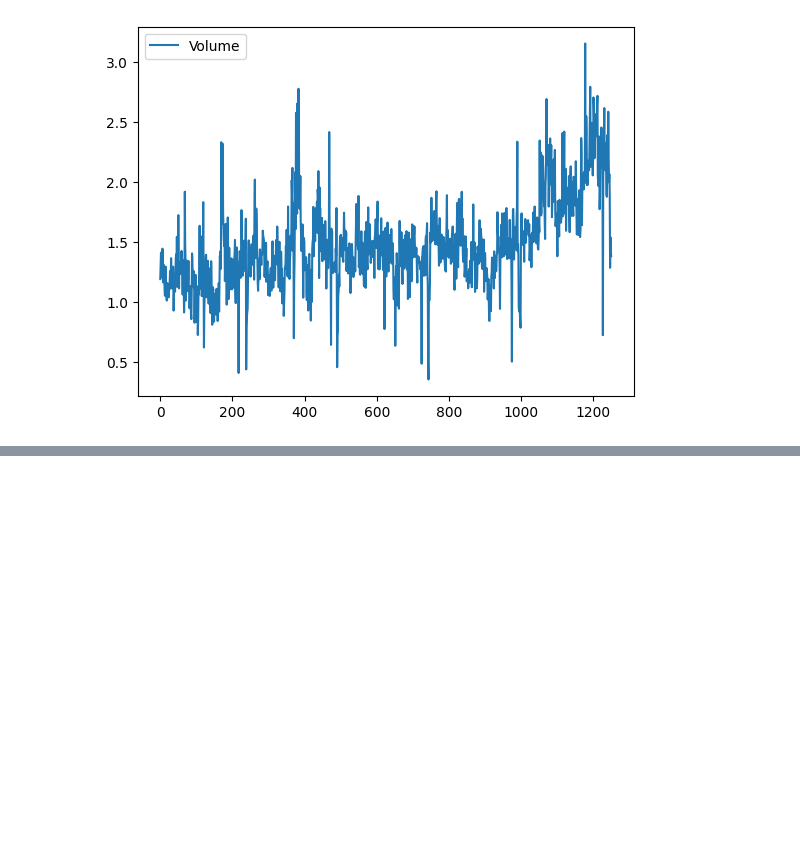
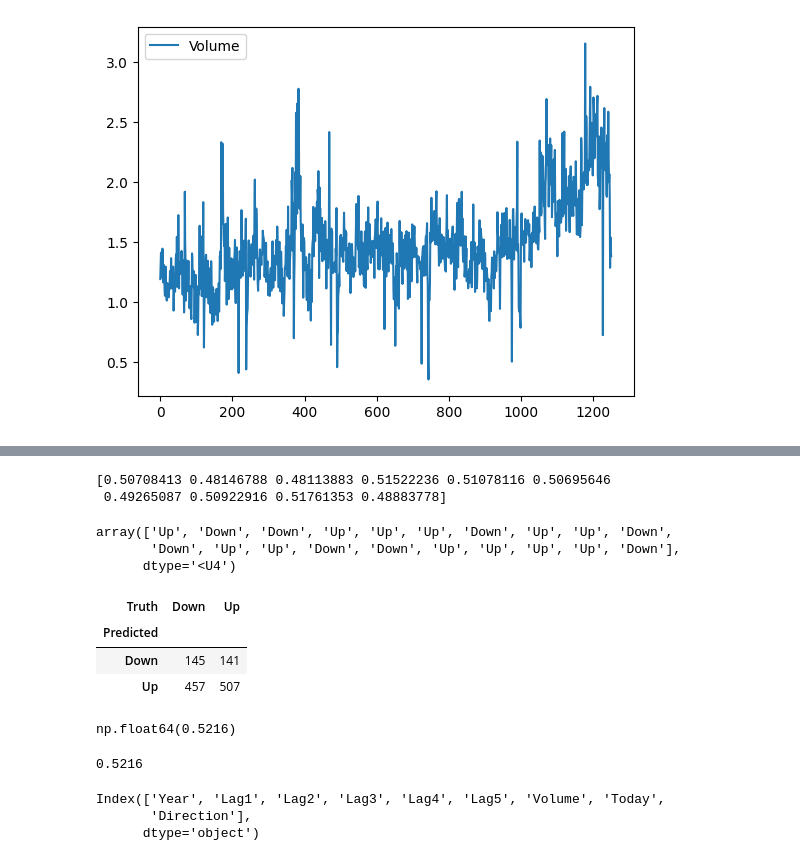
Before and after one commit to aayush911-hub/ISLP_Chapters, a Jupyter notebook: Classification/Lab/Logistic Regression.ipynb, the cells around one changed output, grey strips where cells are left out. Saved outputs shown, nothing was run; the diff lists cells and outputs as text; code cells hidden in the pictures; blank space fills up the shorter version.

```diff
--- a/Classification/Lab/Logistic Regression.ipynb
+++ b/Classification/Lab/Logistic Regression.ipynb
@@ -45,3 +47,11 @@ Smarket.plot(y='Volume')
 # %% [output]
 <Axes: >
 [figure]
+# %%
+allvars= Smarket.columns.drop(['Year', 'Today', 'Direction'])
+design= MS(allvars)
+X= design.fit_transform(Smarket)
+y= Smarket.Direction == 'Up'
+glm= sm.GLM(y, X, family= sm.families.Binomial())
+results= glm.fit()
+print(results.summary())
@@ -47,0 +76,36 @@ Smarket.plot(y='Volume')
+# %%
+probs= results.predict()
+print(probs[:10])
+# %% [output]
+[0.50708413 0.48146788 0.48113883 0.51522236 0.51078116 0.50695646
+ 0.49265087 0.50922916 0.51761353 0.48883778]
+# %%
+labels= np.array(["Down"]*1250)
+labels[probs>0.5] = 'Up'
+# %%
+labels[:20]
+# %% [output]
+array(['Up', 'Down', 'Down', 'Up', 'Up', 'Up', 'Down', 'Up', 'Up', 'Down',
+       'Down', 'Up', 'Up', 'Down', 'Down', 'Up', 'Up', 'Up', 'Up', 'Down'],
+      dtype='<U4')
+# %%
+confusion_table(labels, Smarket.Direction)
+# %% [output]
+| Truth | Down | Up |
+| Predicted |  |  |
+| Down | 145 | 141 |
+| Up | 457 | 507 |
+# %%
+np.mean(labels == Smarket.Direction)
+# %% [output]
+np.float64(0.5216)
+# %%
+(507+145)/1250
+# %% [output]
+0.5216
+# %%
+Smarket.columns
+# %% [output]
+Index(['Year', 'Lag1', 'Lag2', 'Lag3', 'Lag4', 'Lag5', 'Volume', 'Today',
+       'Direction'],
+      dtype='object')
```
Also changed, not shown: parts of 17 cells of this notebook.
